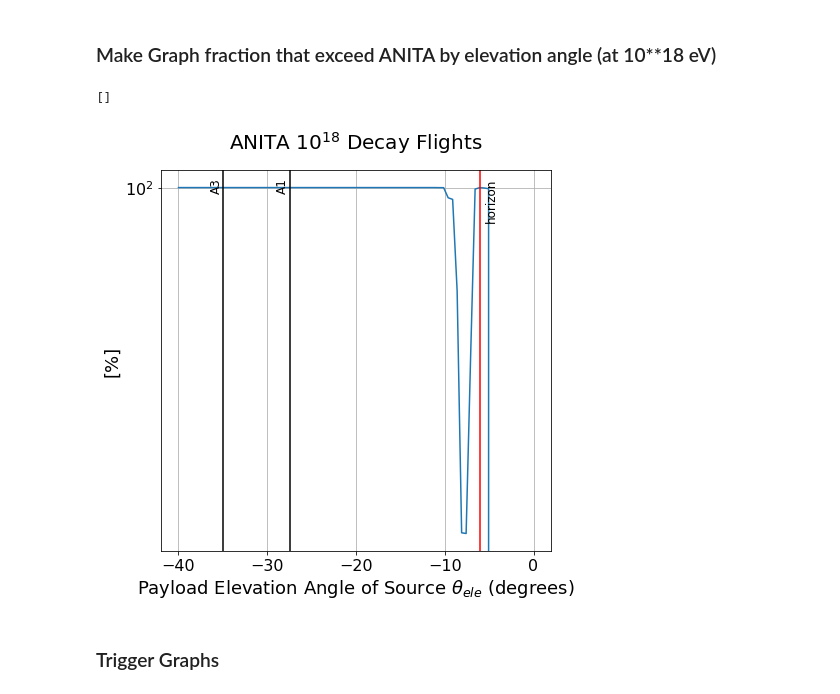
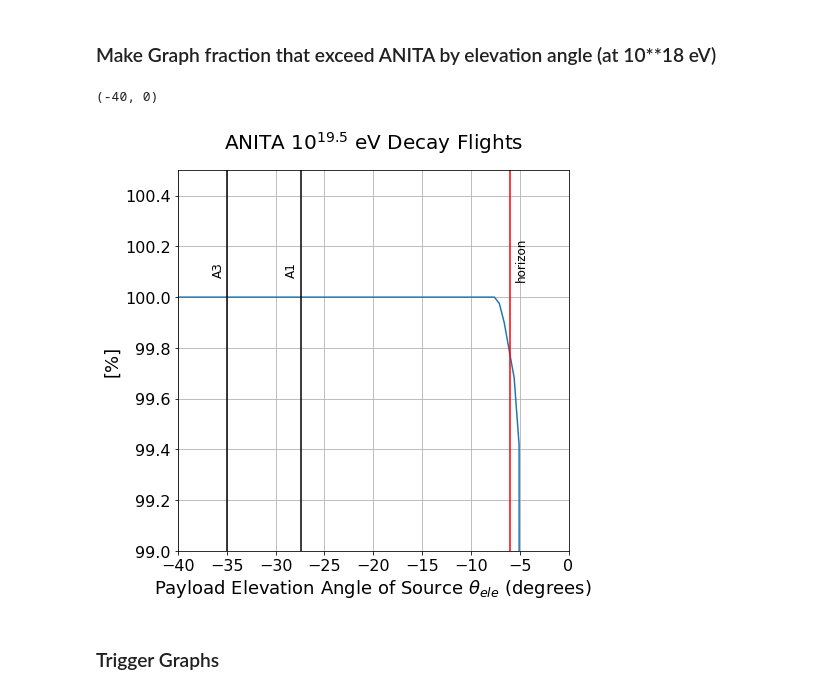
Before and after one commit to afromero/tau_point_source_sim, a Jupyter notebook: GraphMaker.ipynb, the cells around one changed output. Cells and saved outputs as stored; diff of their text form; code cells hidden in the pictures.

```diff
--- a/GraphMaker.ipynb
+++ b/GraphMaker.ipynb
@@ -117,6 +117,7 @@ plt.show()
 ### Make Graph fraction that exceed ANITA by elevation angle (at 10**18 eV)
 # %%
 N=1000000
+E_nu = 19.5
 decay_med=[]
 dist_med = []
 eng_med=[]
@@ -287,41 +286,42 @@ print frac
 # %%
 fig = plt.figure(figsize=(7,7))
 ax = plt.axes()
 
 # frac_plot0 = [100*(1-frac[k]) for k in range(len(frac))]
 # frac_plot1 = [100*(1-frac[k]) for k in range(len(frac))]
 # frac_plot1[109:]= ['nan' for x in range(len(frac_plot1[109:]))]
 ax.plot(x2, frac )
 
 horizon = degrees(np.arcsin(R / (R+h)))-90
 #plt.xlim(-40,0)
-#plt.ylim(10**-13,10**2)
+plt.ylim(99,100.5)
 plt.xlabel("Payload Elevation Angle of Source "+r'$\theta_{ele}$'+" (degrees)", fontsize=18)
 plt.ylabel('[%]', fontsize=18)
-plt.title("ANITA "+r'$10^{18}$'+" Decay Flights", fontsize=20, y=1.04)
+plt.title("ANITA "+r'$10^{19.5}$'+" eV Decay Flights", fontsize=20, y=1.04)
 
-plt.text(-5.5,100,'horizon',rotation=90,fontsize=12)
-plt.text(-29,100,'A1',rotation=90,fontsize=12)
-plt.text(-36.5,100,'A3',rotation=90,fontsize=12)
+plt.text(-5.5,100.2,'horizon',rotation=90,fontsize=12)
+plt.text(-29,100.1,'A1',rotation=90,fontsize=12)
+plt.text(-36.5,100.1,'A3',rotation=90,fontsize=12)
 # plt.text(-10,10**-18,'Ice: 4.0 km',fontsize=12)
 horizon = degrees(np.arcsin(R / (R+h)))-90
 A1 = -27.4
 A3 = -35
 plt.axvline(x=horizon,color='r')
 plt.axvline(x=A1,color='k')
 plt.axvline(x=A3,color='k')
 #plt.legend(["Median Decay Distance", "Median Distance Exit-ANITA"])
 
 ax.tick_params(axis = 'both', labelsize = 16)
 
 # y_ticks = [10**x for x in range(0,3)]
 # print y_ticks
 # plt.yticks(y_ticks)
 ax.grid(True,which='both')
-plt.semilogy()
+plt.xlim(-40,0)
+#plt.semilogy()
 # %% [output]
-[]
+(-40, 0)
-[figure, old version]
+[figure, new version]
 # %% [markdown]
 ### Trigger Graphs
 # %%
```
Also changed, not shown: parts of 5 cells of this notebook, 2 other files.
